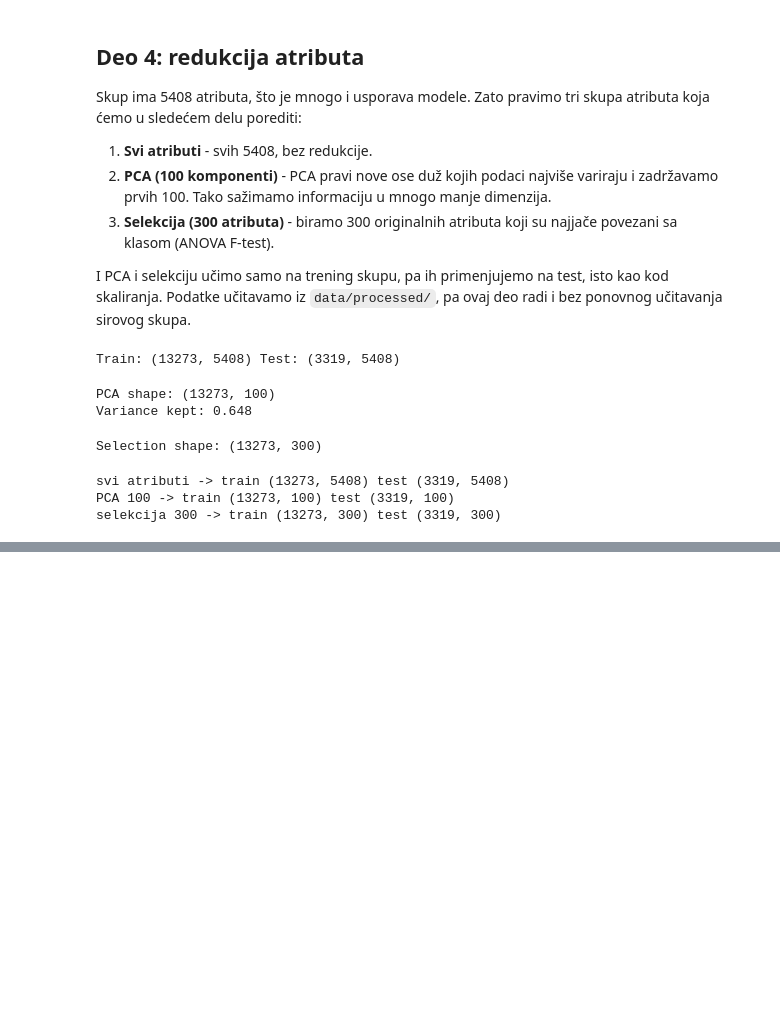
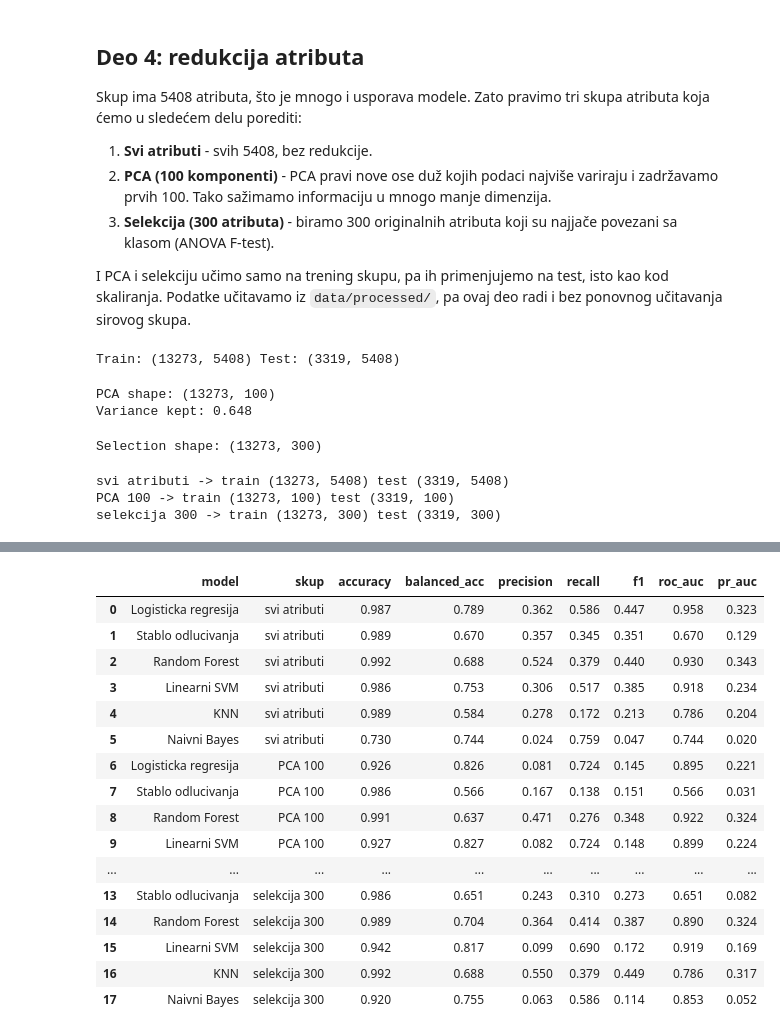
Before and after one commit to uroskovacevic02/p53-mutants, a Jupyter notebook: p53_classification.ipynb, the cells around one changed output, grey strips where cells are left out. Saved outputs shown, nothing was run; the diff lists cells and outputs as text; code cells hidden in the pictures; blank space fills up the shorter version.

```diff
--- a/p53_classification.ipynb
+++ b/p53_classification.ipynb
@@ -355,0 +399,31 @@ selekcija 300 -> train (13273, 300) test (3319, 300)
+# %%
+import joblib
+from sklearn.metrics import (accuracy_score, balanced_accuracy_score, precision_score,
+                             recall_score, f1_score, roc_auc_score, average_precision_score)
+
+MODEL_DIR = Path("models")
+results = []
+
+# Train every model on every feature set and collect the metrics.
+for fs_name, (X_tr, X_te) in feature_sets.items():
+    for model_name, model in make_models().items():
+        model.fit(X_tr, y_train)
+        y_pred = model.predict(X_te)
+        y_score = class_scores(model, X_te)
+
+        results.append({
+            "model": model_name,
+            "skup": fs_name,
+            "accuracy": accuracy_score(y_test, y_pred),
+            "balanced_acc": balanced_accuracy_score(y_test, y_pred),
+            "precision": precision_score(y_test, y_pred, zero_division=0),
+            "recall": recall_score(y_test, y_pred, zero_division=0),
+            "f1": f1_score(y_test, y_pred, zero_division=0),
+            "roc_auc": roc_auc_score(y_test, y_score),
+            "pr_auc": average_precision_score(y_test, y_score),
+        })
+
+        # Save each trained model to disk.
+        fname = (model_name + "__" + fs_name + ".joblib").replace(" ", "_")
+        joblib.dump(model, MODEL_DIR / fname)
+        print("Trained:", model_name, "on", fs_name)
@@ -355,0 +489,28 @@ selekcija 300 -> train (13273, 300) test (3319, 300)
+# %%
+import pandas as pd
+
+RESULTS_DIR = Path("results")
+RESULTS_DIR.mkdir(exist_ok=True)
+
+# Collect all metrics into one table and save it.
+results_df = pd.DataFrame(results).round(3)
+results_df.to_csv(RESULTS_DIR / "metrics.csv", index=False)
+results_df
+# %% [output]
+|  | model | skup | accuracy | balanced_acc | precision | recall | f1 | roc_auc | pr_auc |
+| 0 | Logisticka regresija | svi atributi | 0.987 | 0.789 | 0.362 | 0.586 | 0.447 | 0.958 | 0.323 |
+| 1 | Stablo odlucivanja | svi atributi | 0.989 | 0.670 | 0.357 | 0.345 | 0.351 | 0.670 | 0.129 |
+| 2 | Random Forest | svi atributi | 0.992 | 0.688 | 0.524 | 0.379 | 0.440 | 0.930 | 0.343 |
+| 3 | Linearni SVM | svi atributi | 0.986 | 0.753 | 0.306 | 0.517 | 0.385 | 0.918 | 0.234 |
+| 4 | KNN | svi atributi | 0.989 | 0.584 | 0.278 | 0.172 | 0.213 | 0.786 | 0.204 |
+| 5 | Naivni Bayes | svi atributi | 0.730 | 0.744 | 0.024 | 0.759 | 0.047 | 0.744 | 0.020 |
+| 6 | Logisticka regresija | PCA 100 | 0.926 | 0.826 | 0.081 | 0.724 | 0.145 | 0.895 | 0.221 |
+| 7 | Stablo odlucivanja | PCA 100 | 0.986 | 0.566 | 0.167 | 0.138 | 0.151 | 0.566 | 0.031 |
+| 8 | Random Forest | PCA 100 | 0.991 | 0.637 | 0.471 | 0.276 | 0.348 | 0.922 | 0.324 |
+| 9 | Linearni SVM | PCA 100 | 0.927 | 0.827 | 0.082 | 0.724 | 0.148 | 0.899 | 0.224 |
+| ... | ... | ... | ... | ... | ... | ... | ... | ... | ... |
+| 13 | Stablo odlucivanja | selekcija 300 | 0.986 | 0.651 | 0.243 | 0.310 | 0.273 | 0.651 | 0.082 |
+| 14 | Random Forest | selekcija 300 | 0.989 | 0.704 | 0.364 | 0.414 | 0.387 | 0.890 | 0.324 |
+| 15 | Linearni SVM | selekcija 300 | 0.942 | 0.817 | 0.099 | 0.690 | 0.172 | 0.919 | 0.169 |
+| 16 | KNN | selekcija 300 | 0.992 | 0.688 | 0.550 | 0.379 | 0.449 | 0.786 | 0.317 |
+| 17 | Naivni Bayes | selekcija 300 | 0.920 | 0.755 | 0.063 | 0.586 | 0.114 | 0.853 | 0.052 |
```
Also changed, not shown: parts of 4 cells of this notebook, 1 other file.
